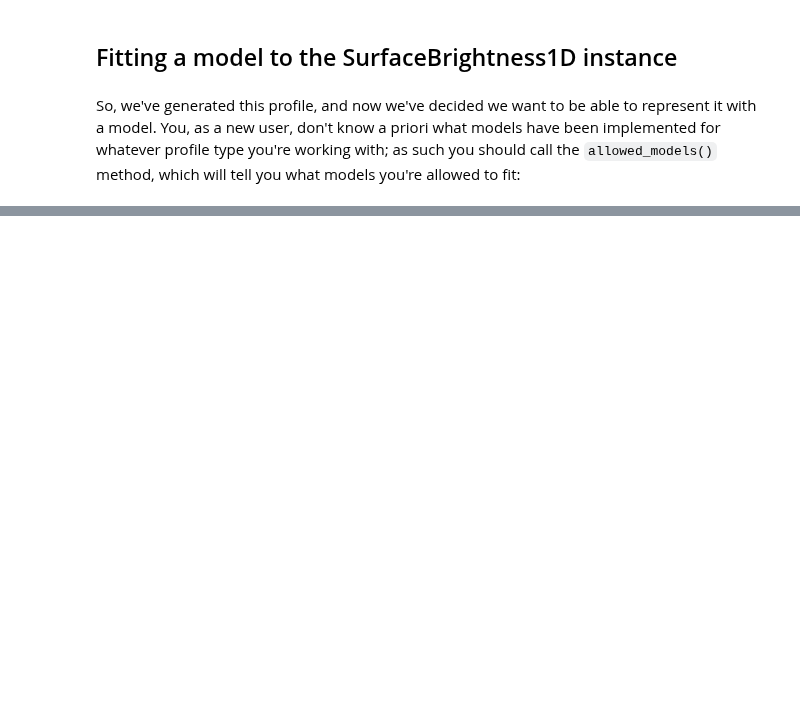
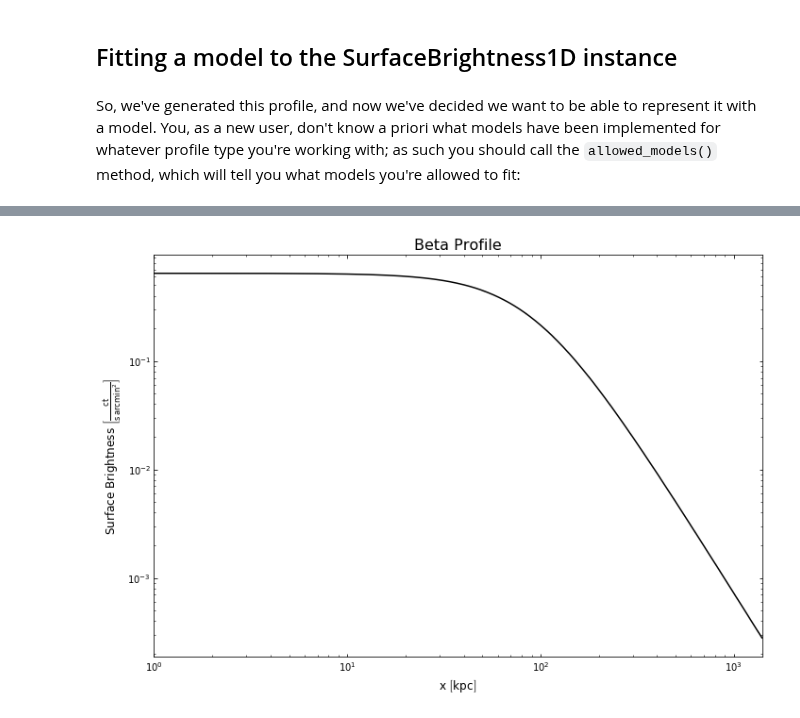
Before and after one commit to DavidT3/XGA, a Jupyter notebook: docs/source/notebooks/advanced_tutorials/intro_to_profiles.ipynb, the cells around one changed output, grey strips where cells are left out. Drawn from its saved outputs; the diff is of its cells as text; code cells hidden in the pictures; blank space fills up the shorter version.

Commit message:
Added a fair bit about models into the introduction to profile tutorial.

```diff
--- a/docs/source/notebooks/advanced_tutorials/intro_to_profiles.ipynb
+++ b/docs/source/notebooks/advanced_tutorials/intro_to_profiles.ipynb
@@ -94,0 +107,3 @@ Then you decide that you want to fit the 'beta' model
+# %%
+beta_inst = BetaProfile1D(cust_start_pars=[Quantity(0.8), Quantity(50, 'kpc'), Quantity(0.6, 'ct/(arcmin^2 s)')])
+beta_inst.start_pars
@@ -94,0 +138,2 @@ Then you decide that you want to fit the 'beta' model
+# %%
+sb_prof.fit(beta_inst, num_steps=30000, num_walkers=20)
@@ -94,0 +152,6 @@ Then you decide that you want to fit the 'beta' model
+# %%
+# We have to pass radii at which to evaluate the model, I just pass a set of radii
+#  from 1 (because its a log scale by default) to 1400kpc.
+beta_inst.view(Quantity(np.arange(1, 1400, 1), 'kpc'), figsize=(10,7))
+# %% [output]
+[figure, added]
```
Also changed, not shown: parts of 32 cells of this notebook.
